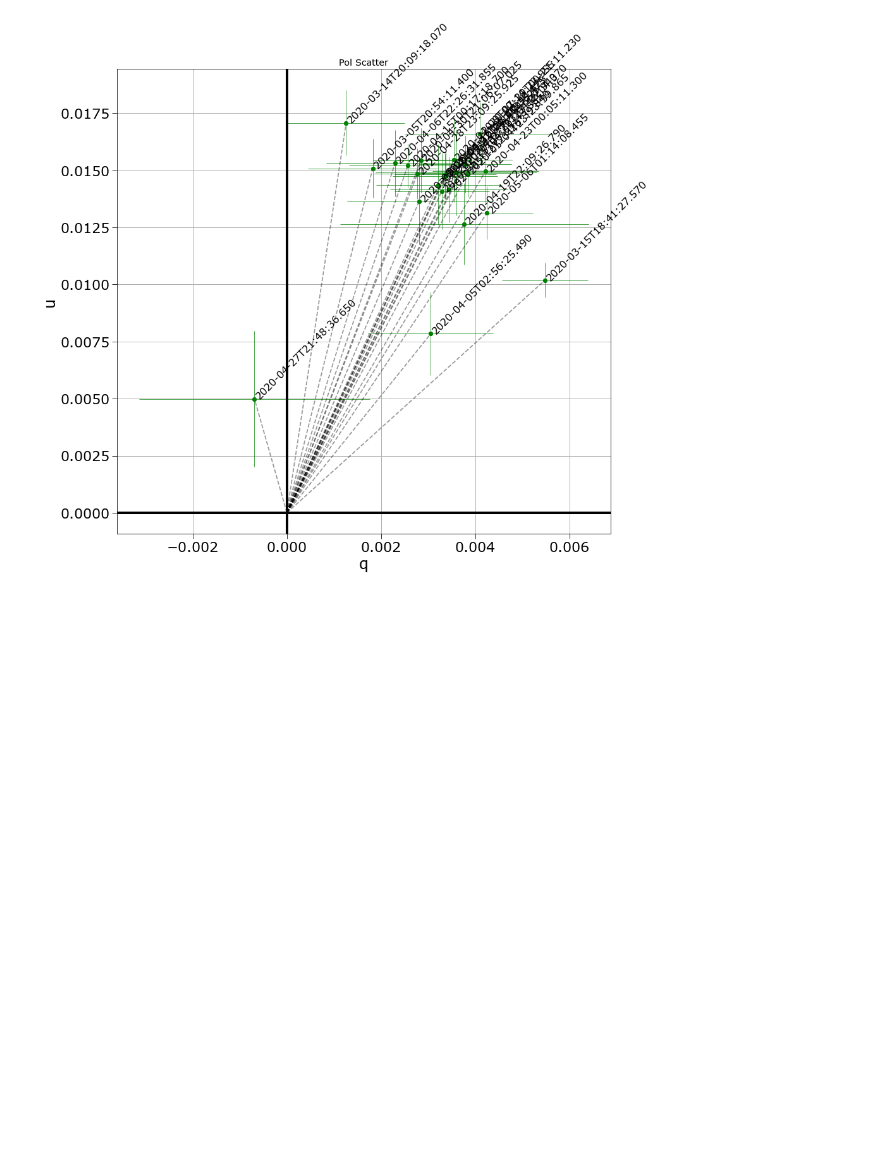
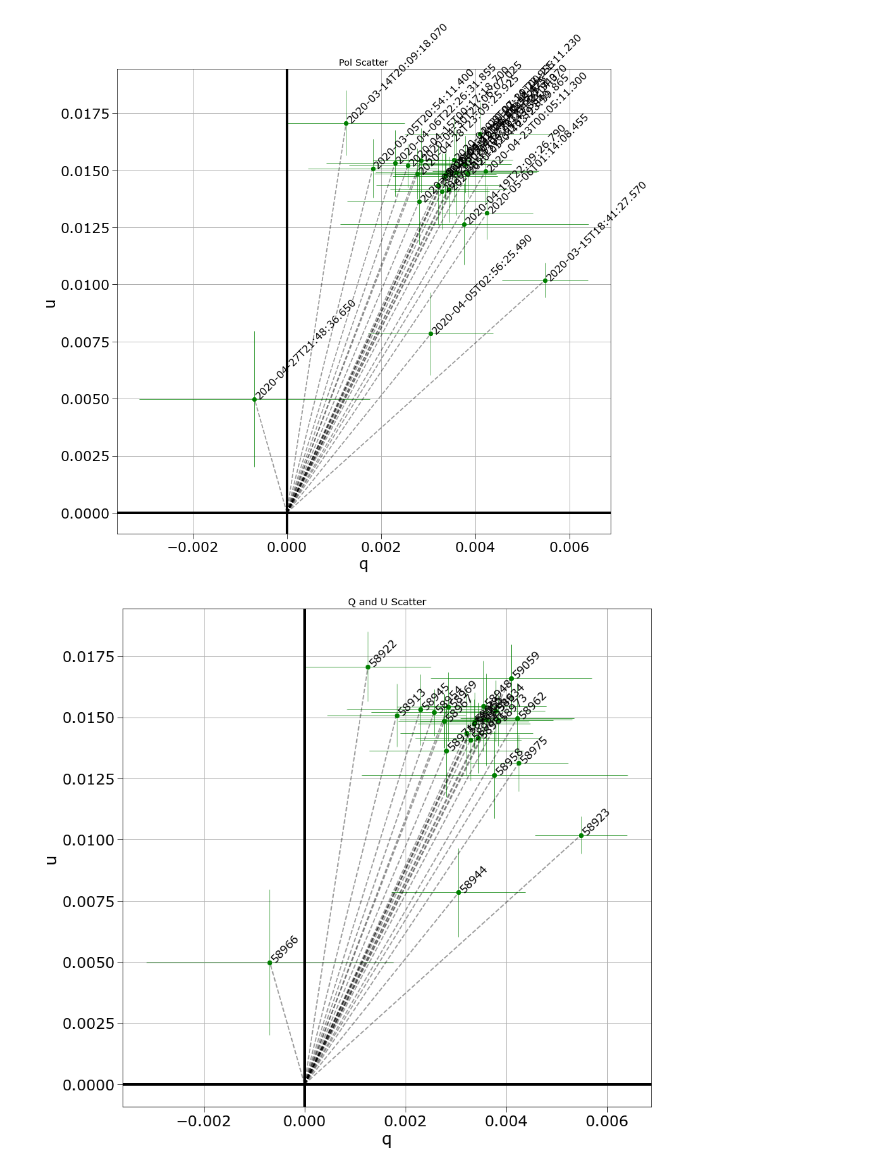
Before and after one commit to coderXmachina2/Suhora_polarimety, a Jupyter notebook: polarimetry_3.ipynb, the cells around one changed output. Saved outputs shown, nothing was run; the diff lists cells and outputs as text; code cells hidden in the pictures; blank space fills up the shorter version.

Commit message:
commit master plot fix

```diff
--- a/polarimetry_3.ipynb
+++ b/polarimetry_3.ipynb
@@ -423,3 +403,10 @@ funcs_polarimetry.q_n_u_single_plot_v1(data_hd2158,
 [figure]
 # %%
 #plot all. remaining is plot all
+means = funcs_polarimetry.q_n_u_single_plot_v1(data_hd2158,
+                                       plot_c='green',
+                                       verbose_MJD_arg=True,
+                                       only_means=True,
+                                       pol_deg=True)
+# %% [output]
+[figure, added]
```
Also changed, not shown: parts of 13 cells of this notebook, 1 other file.
